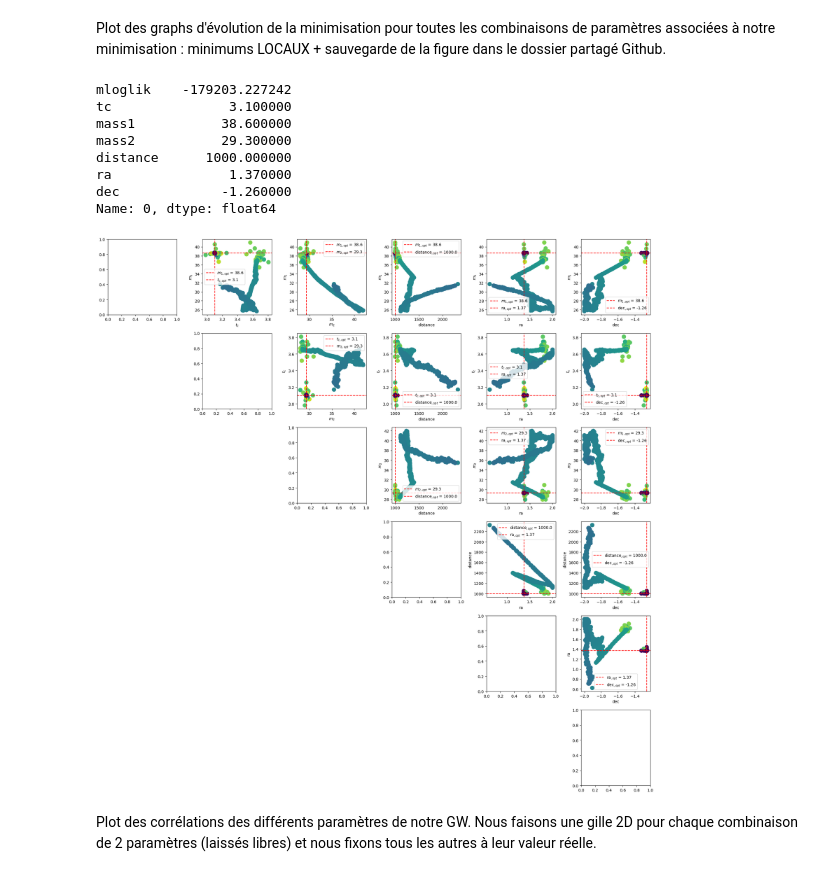
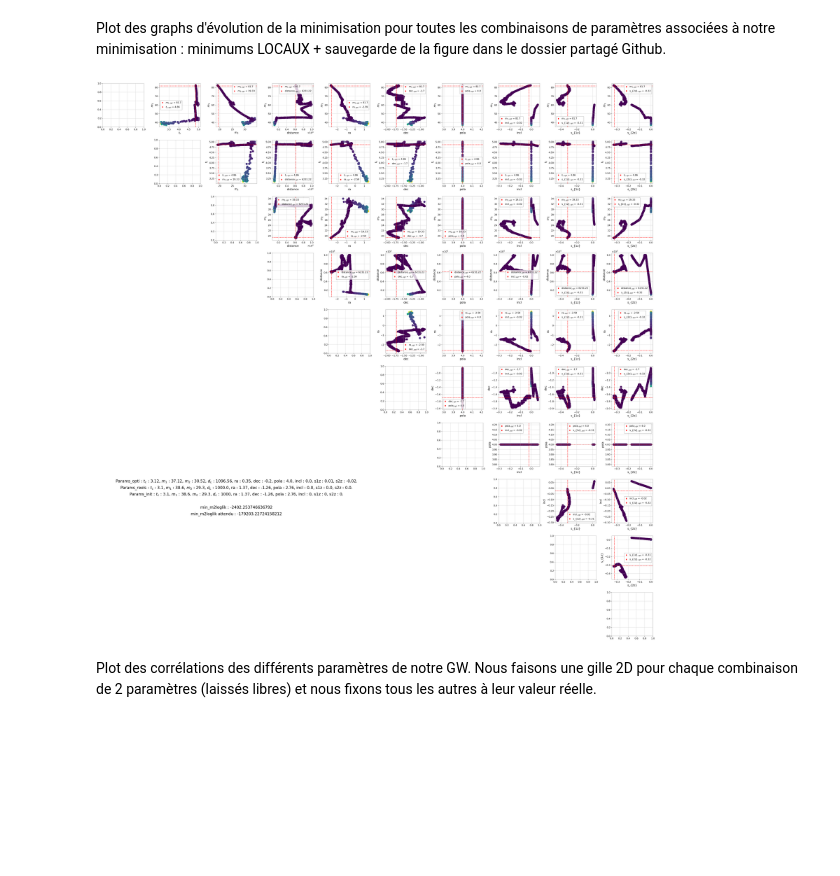
Before and after one commit to Glorieux-Victor/Internship_Victor_CBC_ET, a Jupyter notebook: likelihood_gaussian_pycbc_adrian.ipynb, the cells around one changed output. Saved outputs shown, nothing was run; the diff lists cells and outputs as text; code cells hidden in the pictures; blank space fills up the shorter version.

```diff
--- a/likelihood_gaussian_pycbc_adrian.ipynb
+++ b/likelihood_gaussian_pycbc_adrian.ipynb
@@ -289,15 +354,18 @@ Expected log likelihood noise: -179203.23
 Visualisation des paramètres après optimisation.
 # %%
 para_opti = result_glob.x
-
+#para_opti = params_dataFrame_glob.loc[params_dataFrame_glob['mloglik'].idxmin()]
+mass1_opti = round(mass1_from_mchirp_q(mchirp=para_opti[1],q=para_opti[2]),2)
+mass2_opti = round(mass2_from_mchirp_q(mchirp=para_opti[1],q=para_opti[2]),2)
+para_opti_rd = [round(i,2) for i in para_opti]
 print('Paramètres initiaux :')
-print(r'$t_c$ : {}, $m_1$ : {}, $m_2$ : {}, $d_L$ : {}, ra : {}, dec : {}.'.format(initial_params[0],
-     initial_params[1], initial_params[2], initial_params[3], initial_params[4], initial_params[5]))
-print('\nParamètres d\'optimisation trouvés (global) :')
-print(r'$t_c$ : {}, $m_1$ : {}, $m_2$ : {}, $d_L$ : {}, ra : {}, dec : {}.\n'.format(para_opti[0],
-     para_opti[1], para_opti[2], para_opti[3], para_opti[4], para_opti[5]))
+print(r'$t_c$ : {}, $m_1$ : {}, $m_2$ : {}, $d_L$ : {}, ra : {}, dec : {}, pola : {}, incl : {}, s1z : {}, s2z : {}.'.format(initial_params[0],
+     mass1_init, mass2_init, initial_params[3], initial_params[4], initial_params[5],initial_params[6],initial_params[7],initial_params[8],initial_params[9]))
+print('\nParamètres d\'optimisation trouvés (local) :')
+print(r'$t_c$ : {}, $m_1$ : {}, $m_2$ : {}, $d_L$ : {}, ra : {}, dec : {}, pola : {}, incl : {}, s1z : {}, s2z : {}.'.format(para_opti_rd[0],
+     mass1_opti, mass2_opti, para_opti_rd[3], para_opti_rd[4], para_opti_rd[5],para_opti_rd[6],para_opti_rd[7],para_opti_rd[8],para_opti_rd[9]))
 print('\nParamètres réels :')
-print(r'$t_c$ : {}, $m_1$ : {}, $m_2$ : {}, $d_L$ : {}, ra : {}, dec : {}.\n'.format(para_reels[0],
-     para_reels[1], para_reels[2], para_reels[3], para_reels[4], para_reels[5]))
+print(r'$t_c$ : {}, $m_1$ : {}, $m_2$ : {}, $d_L$ : {}, ra : {}, dec : {}, pola : {}, incl : {}, s1z : {}, s2z : {}.'.format(para_reels[0],
+     para_reels[1], para_reels[2], para_reels[3], para_reels[4], para_reels[5],para_reels[6],para_reels[7],para_reels[8],para_reels[9]))
 # %% [output]
 Paramètres initiaux :
@@ -313,42 +393,59 @@ Plot des graphs d'évolution de la minimisation pour toutes les combinaisons de
 # %%
 tc_list=params_dataFrame_glob['tc']
 mass1_list=params_dataFrame_glob['mass1']
 mass2_list=params_dataFrame_glob['mass2']
 distance_list=params_dataFrame_glob['distance']
 ra_list=params_dataFrame_glob['ra']
 dec_list=params_dataFrame_glob['dec']
+pola_list=params_dataFrame_glob['polarization']
+incl_list=params_dataFrame_glob['inclination']
+s1z_list=params_dataFrame_glob['spin1z']
+s2z_list=params_dataFrame_glob['spin2z']
 ll_ratio_test=params_dataFrame_glob['mloglik']
 
+nb_params = len(para_reels)
+data_tail_glob = params_dataFrame_glob.loc[params_dataFrame_glob['mloglik'].idxmin()]
 
-data_tail_glob = params_dataFrame_glob.loc[params_dataFrame_glob['mloglik'].idxmin()]
-print(data_tail_glob)
+fig_2, axs = plt.subplots(nrows=nb_params,ncols=nb_params,figsize=(40,40))
 
-fig_2, axs = plt.subplots(nrows=6,ncols=6,figsize=(20,20))
-
-axs_list = [axs[0,1], axs[0,2],   axs[0,3],      axs[0,4],   axs[0,5],  axs[1,2],    axs[1,3],      axs[1,4], axs[1,5], axs[2,3],      axs[2,4],   axs[2,5],   axs[3,4],      axs[3,5],      axs[4,5]]
-x_list = [tc_list,    mass2_list, distance_list, ra_list,    dec_list,   mass2_list, distance_list, ra_list,  dec_list, distance_list, ra_list,    dec_list,   ra_list,       dec_list,      dec_list]
-y_list = [mass1_list, mass1_list, mass1_list,    mass1_list, mass1_list, tc_list,    tc_list,       tc_list,  tc_list,  mass2_list,    mass2_list, mass2_list, distance_list, distance_list, ra_list]
-label_x = [r'$t_c$',  r'$m_2$',   r'distance',   r'ra',      r'dec',     r'$m_2$',   r'distance',   r'ra',    r'dec',   r'distance',   r'ra',      r'dec',     r'ra',         r'dec',        r'dec']
-label_y = [r'$m_1$',  r'$m_1$',   r'$m_1$',      r'$m_1$',   r'$m_1$',   r'$t_c$',   r'$t_c$',      r'$t_c$', r'$t_c$', r'$m_2$',      r'$m_2$',   r'$m_2$',   r'distance',   r'distance',   r'ra']
-data_x = ['tc',       'mass2',    'distance',    'ra',       'dec',      'mass2',    'distance',    'ra',     'dec',    'distance',    'ra',       'dec',      'ra',          'dec',         'dec']
-data_y = ['mass1',    'mass1',    'mass1',       'mass1',    'mass1',    'tc',       'tc',          'tc',     'tc',     'mass2',       'mass2',     'mass2',    'distance',    'distance',    'ra']
+axs_list = [axs[0,1], axs[0,2],   axs[0,3],      axs[0,4],   axs[0,5],   axs[0,6],       axs[0,7],      axs[0,8],   axs[0,9],   axs[1,2],    axs[1,3],     axs[1,4], axs[1,5], axs[1,6],        axs[1,7],      axs[1,8],  axs[1,9],  axs[2,3],      axs[2,4],   axs[2,5],   axs[2,6],       axs[2,7],      axs[2,8],   axs[2,9],   axs[3,4],      axs[3,5],      axs[3,6],       axs[3,7],      axs[3,8],      axs[3,9],      axs[4,5], axs[4,6],       axs[4,7],      axs[4,8],  axs[4,9],  axs[5,6],       axs[5,7],      axs[5,8],  axs[5,9],  axs[6,7],      axs[6,8],       axs[6,9],       axs[7,8],      axs[7,9],      axs[8,9]]
+x_list = [tc_list,    mass2_list, distance_list, ra_list,    dec_list,   pola_list,      incl_list,     s1z_list,   s2z_list,   mass2_list, distance_list, ra_list,  dec_list,  pola_list,      incl_list,     s1z_list,  s2z_list,  distance_list, ra_list,    dec_list,   pola_list,      incl_list,     s1z_list,   s2z_list,   ra_list,       dec_list,      pola_list,      incl_list,     s1z_list,      s2z_list,      dec_list, pola_list,      incl_list,     s1z_list,  s2z_list,  pola_list,      incl_list,     s1z_list,  s2z_list,  incl_list,     s1z_list,       s2z_list,       s1z_list,      s2z_list,      s2z_list]
+y_list = [mass1_list, mass1_list, mass1_list,    mass1_list, mass1_list, mass1_list,     mass1_list,    mass1_list, mass1_list, tc_list,    tc_list,       tc_list,  tc_list,   tc_list,        tc_list,       tc_list,   tc_list,   mass2_list,    mass2_list, mass2_list, mass2_list,     mass2_list,    mass2_list, mass2_list, distance_list, distance_list, distance_list,  distance_list, distance_list, distance_list, ra_list,  ra_list,        ra_list,       ra_list,   ra_list,   dec_list,       dec_list,      dec_list,  dec_list,  pola_list,     pola_list,      pola_list,      incl_list,     incl_list,     s1z_list]
+label_x = [r'$t_c$',  r'$m_2$',   r'distance',   r'ra',      r'dec',     r'pola',        r'incl',       r's_{1z}',  r's_{2z}',  r'$m_2$',   r'distance',   r'ra',    r'dec',    r'pola',        r'incl',       r's_{1z}', r's_{2z}', r'distance',   r'ra',      r'dec',     r'pola',        r'incl',       r's_{1z}',  r's_{2z}',  r'ra',         r'dec',        r'pola',        r'incl',       r's_{1z}',     r's_{2z}',     r'dec',   r'pola',        r'incl',       r's_{1z}', r's_{2z}', r'pola',        r'incl',       r's_{1z}', r's_{2z}', r'incl',       r's_{1z}',      r's_{2z}',      r's_{1z}',     r's_{2z}',     r's_{2z}']
+label_y = [r'$m_1$',  r'$m_1$',   r'$m_1$',      r'$m_1$',   r'$m_1$',   r'$m_1$',       r'$m_1$',      r'$m_1$',   r'$m_1$',   r'$t_c$',   r'$t_c$',      r'$t_c$', r'$t_c$',  r'$t_c$',       r'$t_c$',      r'$t_c$',  r'$t_c$',  r'$m_2$',      r'$m_2$',   r'$m_2$',   r'$m_2$',       r'$m_2$',      r'$m_2$',   r'$m_2$',   r'distance',   r'distance',   r'distance',    r'distance',   r'distance',   r'distance',   r'ra',    r'ra',          r'ra',         r'ra',     r'ra',     r'dec',         r'dec',        r'dec',    r'dec',    r'pola',       r'pola',        r'pola',        r'incl',       r'incl',       r's_{1z}']
+data_x = ['tc',       'mass2',    'distance',    'ra',       'dec',      'polarization', 'inclination', 'spin1z',   'spin2z',   'mass2',    'distance',    'ra',     'dec',     'polarization', 'inclination', 'spin1z',  'spin2z',  'distance',    'ra',       'dec',      'polarization', 'inclination', 'spin1z',   'spin2z',   'ra',          'dec',         'polarization', 'inclination', 'spin1z',      'spin2z',      'dec',    'polarization', 'inclination', 'spin1z',  'spin2z',  'polarization', 'inclination', 'spin1z',  'spin2z', 'inclination',  'spin1z',       'spin2z',       'spin1z',      'spin2z',      'spin2z']
+data_y = ['mass1',    'mass1',    'mass1',       'mass1',    'mass1',    'mass1',        'mass1',       'mass1',    'mass1',    'tc',       'tc',          'tc',     'tc',      'tc',           'tc',          'tc',      'tc',      'mass2',       'mass2',    'mass2',    'mass2',        'mass2',       'mass2',    'mass2',    'distance',    'distance',    'distance',     'distance',    'distance',    'distance',    'ra',     'ra',           'ra',          'ra',      'ra',      'dec',          'dec',         'dec',     'dec',    'polarization', 'polarization', 'polarization', 'inclination', 'inclination', 'spin1z']
 
 for i in range(len(axs_list)):
     plot_corr(x_list[i],y_list[i],label_x[i],label_y[i],data_x[i],data_y[i],axs_list[i],data_tail_glob)
 
 fig_2.tight_layout()
 
-axs_off = [axs[1,0],axs[2,0],axs[3,0],axs[4,0],axs[5,0],axs[2,1],axs[3,1],axs[3,2],axs[4,1],axs[4,2], axs[4,3],
-           axs[5,1],axs[5,2], axs[5,3], axs[5,4]]
+axs_off = [axs[1,0],axs[2,0],axs[3,0],axs[4,0],axs[5,0],axs[6,0],axs[7,0],axs[8,0],axs[9,0],
+           axs[2,1],axs[3,1],axs[3,2],axs[4,1],axs[4,2], axs[4,3],
+           axs[5,1],axs[5,2], axs[5,3], axs[5,4],
+           axs[6,1],axs[6,2], axs[6,3], axs[6,4],axs[6,5],
+           axs[7,1],axs[7,2], axs[7,3], axs[7,4],axs[7,5],axs[7,6],
+           axs[8,1],axs[8,2], axs[8,3], axs[8,4],axs[8,5],axs[8,6],axs[8,7],
+           axs[9,1],axs[9,2], axs[9,3], axs[9,4],axs[9,5],axs[9,6],axs[9,7],axs[9,8]]
 for i in axs_off:
     i.axis('off')
+
+ax=axs[7,2]
+ax.text(0.5, 0.95, r'Params_opti : $t_c$ : {}, $m_1$ : {}, $m_2$ : {}, $d_L$ : {}, ra : {}, dec : {}, pola : {}, incl : {}, s1z : {}, s2z : {}.'.format(round(para_opti[0],2),
+     mass1_opti, mass2_opti, round(para_opti[3],2), round(para_opti[4],2), round(para_opti[5],2),round(para_opti[6],2),round(para_opti[7],2),round(para_opti[8],2),
+     round(para_opti[9],2)), horizontalalignment='center',verticalalignment='center',fontsize=20)
+ax.text(0.5, 0.80, r'Params_reels : $t_c$ : {}, $m_1$ : {}, $m_2$ : {}, $d_L$ : {}, ra : {}, dec : {}, pola : {}, incl : {}, s1z : {}, s2z : {}.'.format(para_reels[0],
+     para_reels[1], para_reels[2], para_reels[3], para_reels[4], para_reels[5],para_reels[6],para_reels[7],para_reels[8],para_reels[9]), horizontalalignment='center',
+     verticalalignment='center', transform=ax.transAxes,fontsize=20)
+ax.text(0.5, 0.65, r'Params_init : $t_c$ : {}, $m_1$ : {}, $m_2$ : {}, $d_L$ : {}, ra : {}, dec : {}, pola : {}, incl : {}, s1z : {}, s2z : {}.'.format(initial_params[0],
+     mass1_init, mass2_init, initial_params[3], initial_params[4], initial_params[5],initial_params[6],initial_params[7],initial_params[8],
+     initial_params[9]), horizontalalignment='center',verticalalignment='center', transform=ax.transAxes,fontsize=20)
+ax.text(0.5, 0.35, r'min_m2loglik : {}'.format(result_glob.fun), horizontalalignment='center',
+     verticalalignment='center', transform=ax.transAxes,fontsize=20)
+ax.text(0.5, 0.20, r'min_m2loglik attendu : {}'.format(log_noise_likelihood_from_SNR), horizontalalignment='center',
+     verticalalignment='center', transform=ax.transAxes,fontsize=20)
+
+#plt.savefig("minimisation/Full_2it_Minimisation_globaux_signal")
 # %% [output]
-mloglik    -179203.227242
-tc               3.100000
-mass1           38.600000
-mass2           29.300000
-distance      1000.000000
-ra               1.370000
-dec             -1.260000
-Name: 0, dtype: float64
-[figure, old version]
+[figure, new version]
```
Also changed, not shown: parts of 26 cells of this notebook, 20 other files.
